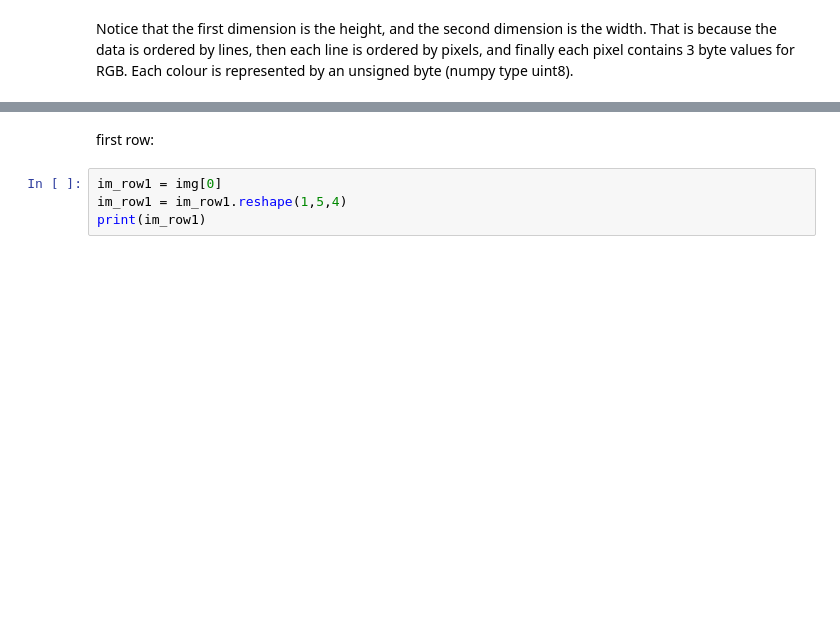
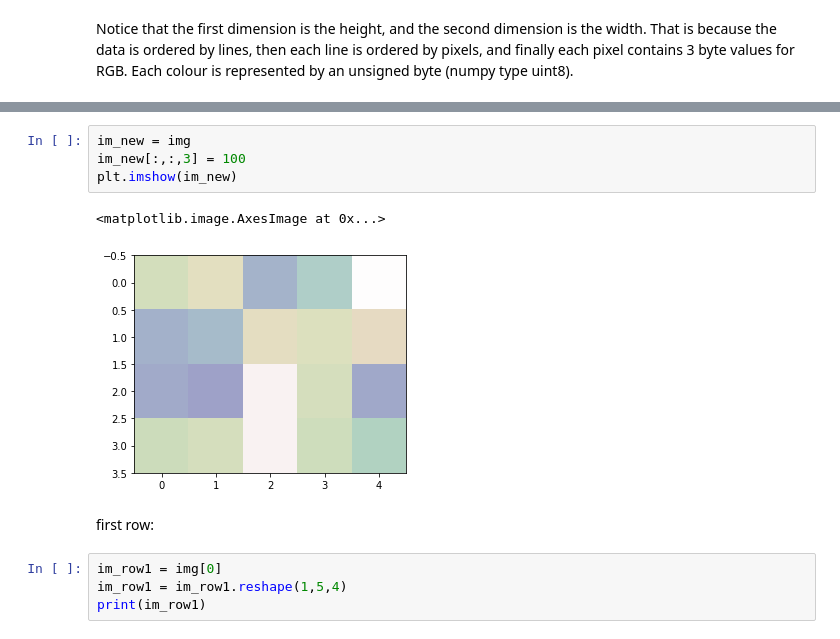
Before and after one commit to cryoguy/studygroup, a Jupyter notebook: 04-image-numpy.ipynb, the cells around one changed output, grey strips where cells are left out. Drawn from its saved outputs; the diff is of its cells as text; blank space fills up the shorter version.

```diff
--- a/04-image-numpy.ipynb
+++ b/04-image-numpy.ipynb
@@ -323,3 +415,10 @@ Notice that the first dimension is the height, and the second dimension is the w
+# %%
+im_new = img
+im_new[:,:,3] = 100
+plt.imshow(im_new)
+# %% [output]
+<matplotlib.image.AxesImage at 0x...>
+[figure, added]
 # %% [markdown]
 first row:
 # %%
```
Also changed, not shown: parts of 44 cells of this notebook, 3 other files.
